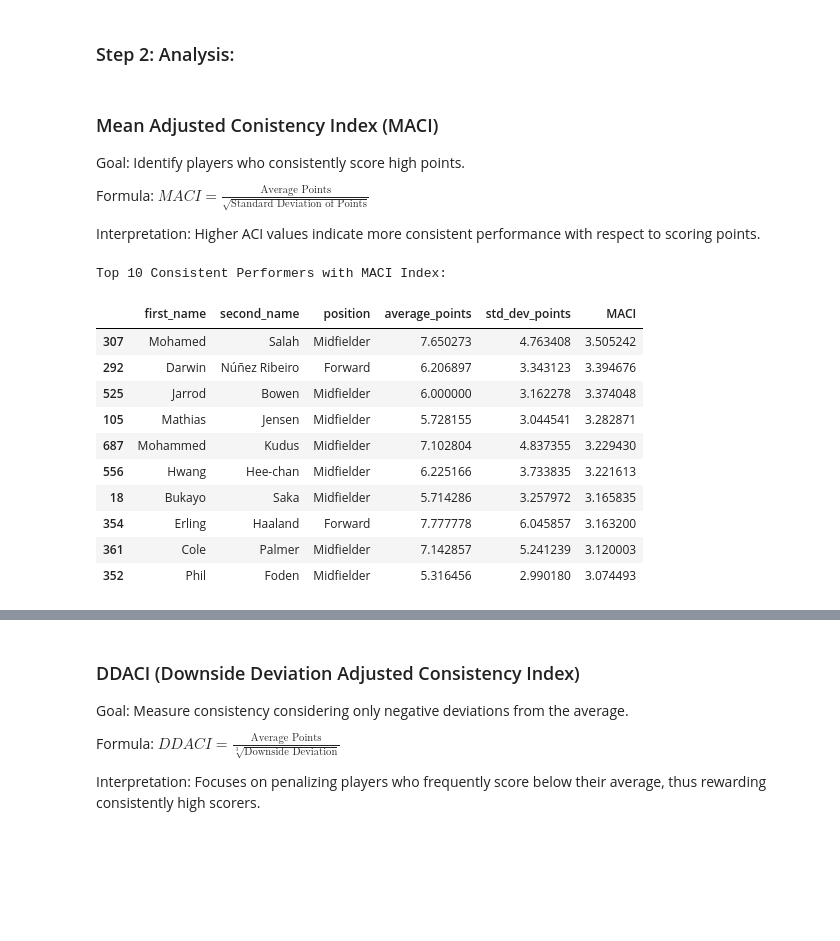
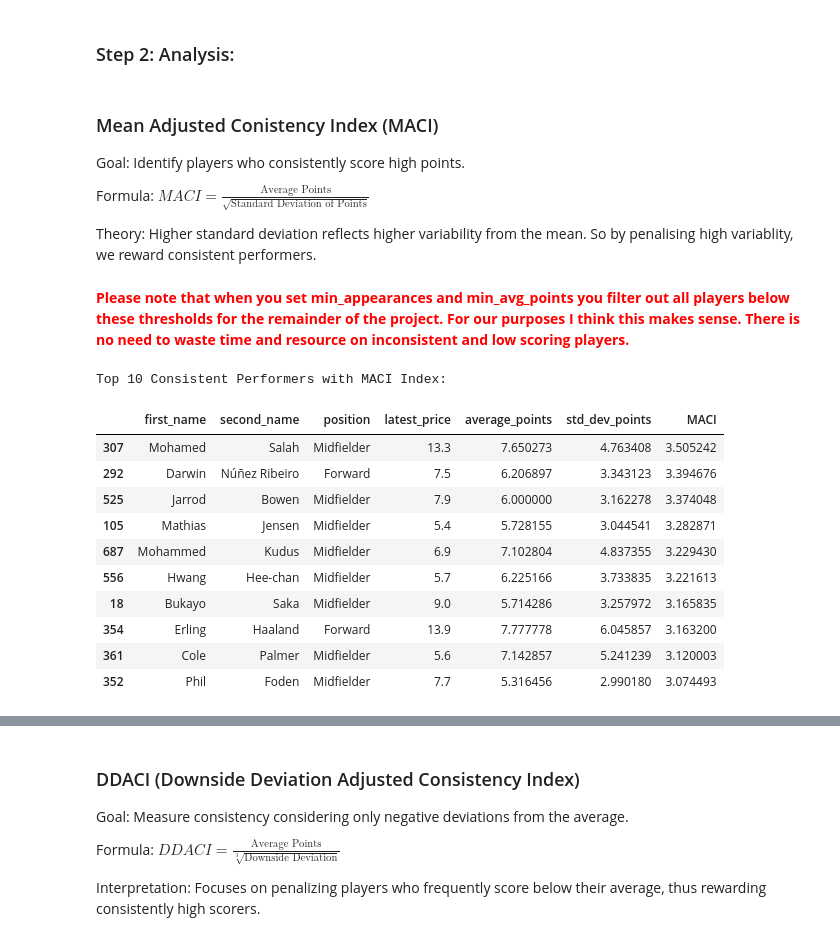
Before and after one commit to evgeni-g-georgiev/FPLproject, a Jupyter notebook: data_visualisation.ipynb, the cells around one changed output, grey strips where cells are left out. Cells and saved outputs as stored; diff of their text form; code cells hidden in the pictures; blank space fills up the shorter version.

```diff
--- a/data_visualisation.ipynb
+++ b/data_visualisation.ipynb
@@ -292,7 +286,9 @@ Goal: Identify players who consistently score high points.
 
 Formula: $MACI = \frac{\text{Average Points}}{\sqrt{\text{Standard Deviation of Points}}}$
 
-Interpretation: Higher ACI values indicate more consistent performance with respect to scoring points.
+Theory: Higher standard deviation reflects higher variability from the mean. So by penalising high variablity, we reward consistent performers.
+# %% [markdown]
+<b><span style="color: red;">Please note that when you set min_appearances and min_avg_points you filter out all players below these thresholds for the remainder of the project. For our purposes I think this makes sense. There is no need to waste time and resource on inconsistent and low scoring players.</span></b>
 # %%
 from IPython.display import display
 
@@ -304,42 +300,42 @@ min_avg_points = 3  # Set this to the desired threshold
 filtered_player_stats = player_stats[(player_stats['appearances'] >= min_appearances) &
                                      (player_stats['average_points'] >= min_avg_points)].copy()
 
 # Step 2: Calculate the Adjusted Consistency Index
 # Formula: Average Points / sqrt(Standard Deviation of Points)
 filtered_player_stats['MACI'] = filtered_player_stats['average_points'] / np.sqrt(filtered_player_stats['std_dev_points'].replace(0, np.nan))
 
 # Step 3: Calculate Mean Adjusted Consistency Index by Position
 # This gives an idea of which positions tend to have more consistent performers
 position_mean_adjusted_consistency = filtered_player_stats.groupby('position')['MACI'].mean()
 
 # Step 4: Correlation Analysis
 # Examines relationships between different variables (e.g., how total goals correlate with total points)
 correlation_matrix = filtered_player_stats[['total_points', 'total_goals', 'total_assists', 'total_clean_sheets', 'total_bonus', 'average_bonus']].corr()
 
 # Step 5: Identifying Top Consistent Performers
 # Sorting by adjusted consistency index to find top performers
 maci_scores = filtered_player_stats
 top_performers_adjusted = filtered_player_stats.sort_values(by='MACI', ascending=False).head(10)
 
 # Display Results
 # print("Mean Adjusted Consistency Index by Position:")
 # display(position_mean_adjusted_consistency.reset_index())
 
 # print("\nCorrelation Matrix:")
 # display(correlation_matrix)
 
 print("\nTop 10 Consistent Performers with MACI Index:")
-display(top_performers_adjusted[['first_name', 'second_name', 'position', 'average_points', 'std_dev_points', 'MACI']])
+display(top_performers_adjusted[['first_name', 'second_name', 'position', 'latest_price', 'average_points', 'std_dev_points', 'MACI']])
 # %% [output]
 Top 10 Consistent Performers with MACI Index:
-|  | first_name | second_name | position | average_points | std_dev_points | MACI |
-| 307 | Mohamed | Salah | Midfielder | 7.650273 | 4.763408 | 3.505242 |
-| 292 | Darwin | Núñez Ribeiro | Forward | 6.206897 | 3.343123 | 3.394676 |
-| 525 | Jarrod | Bowen | Midfielder | 6.000000 | 3.162278 | 3.374048 |
-| 105 | Mathias | Jensen | Midfielder | 5.728155 | 3.044541 | 3.282871 |
-| 687 | Mohammed | Kudus | Midfielder | 7.102804 | 4.837355 | 3.229430 |
-| 556 | Hwang | Hee-chan | Midfielder | 6.225166 | 3.733835 | 3.221613 |
-| 18 | Bukayo | Saka | Midfielder | 5.714286 | 3.257972 | 3.165835 |
-| 354 | Erling | Haaland | Forward | 7.777778 | 6.045857 | 3.163200 |
-| 361 | Cole | Palmer | Midfielder | 7.142857 | 5.241239 | 3.120003 |
-| 352 | Phil | Foden | Midfielder | 5.316456 | 2.990180 | 3.074493 |
+|  | first_name | second_name | position | latest_price | average_points | std_dev_points | MACI |
+| 307 | Mohamed | Salah | Midfielder | 13.3 | 7.650273 | 4.763408 | 3.505242 |
+| 292 | Darwin | Núñez Ribeiro | Forward | 7.5 | 6.206897 | 3.343123 | 3.394676 |
+| 525 | Jarrod | Bowen | Midfielder | 7.9 | 6.000000 | 3.162278 | 3.374048 |
+| 105 | Mathias | Jensen | Midfielder | 5.4 | 5.728155 | 3.044541 | 3.282871 |
+| 687 | Mohammed | Kudus | Midfielder | 6.9 | 7.102804 | 4.837355 | 3.229430 |
+| 556 | Hwang | Hee-chan | Midfielder | 5.7 | 6.225166 | 3.733835 | 3.221613 |
+| 18 | Bukayo | Saka | Midfielder | 9.0 | 5.714286 | 3.257972 | 3.165835 |
+| 354 | Erling | Haaland | Forward | 13.9 | 7.777778 | 6.045857 | 3.163200 |
+| 361 | Cole | Palmer | Midfielder | 5.6 | 7.142857 | 5.241239 | 3.120003 |
+| 352 | Phil | Foden | Midfielder | 7.7 | 5.316456 | 2.990180 | 3.074493 |
```
Also changed, not shown: parts of 77 cells of this notebook.
